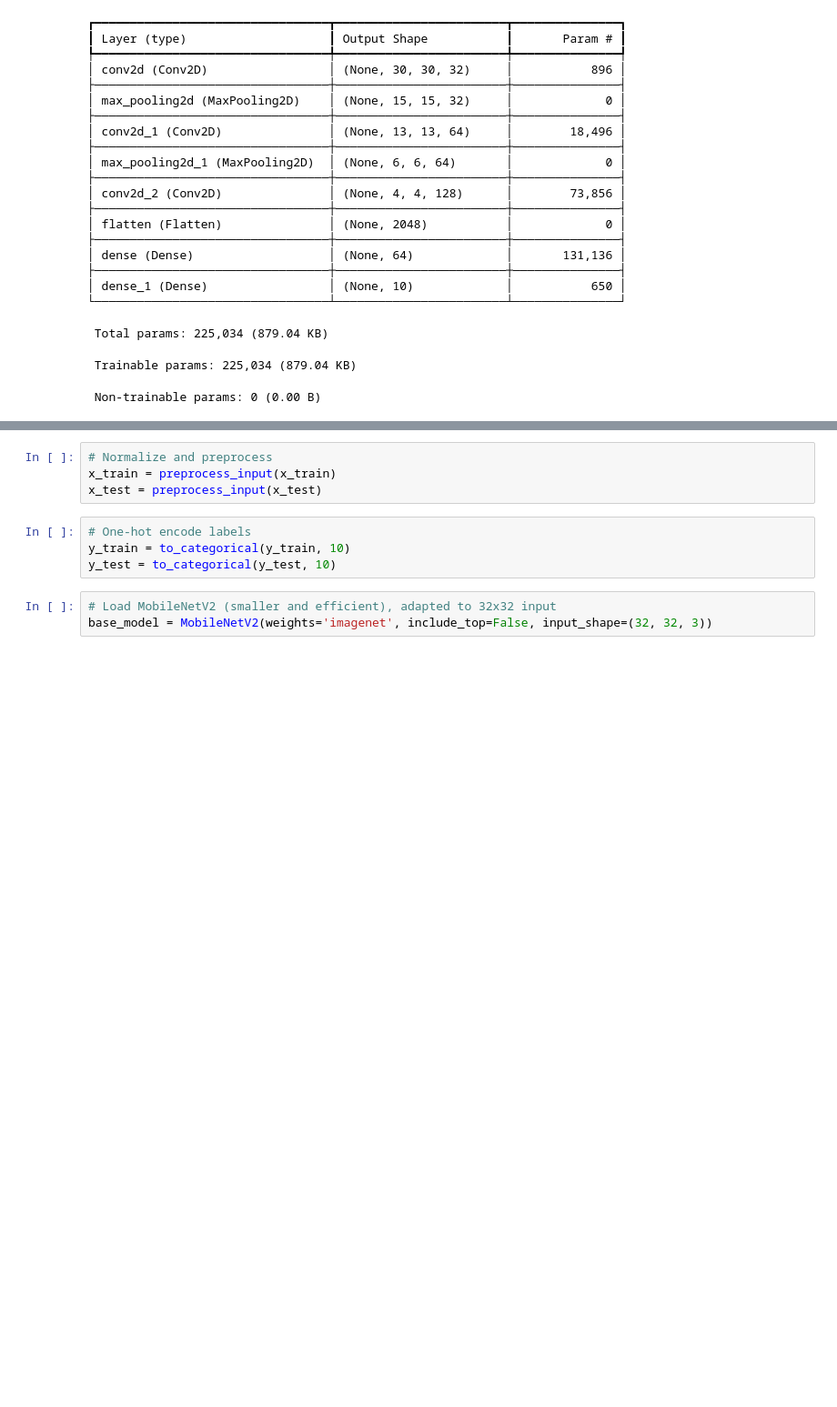
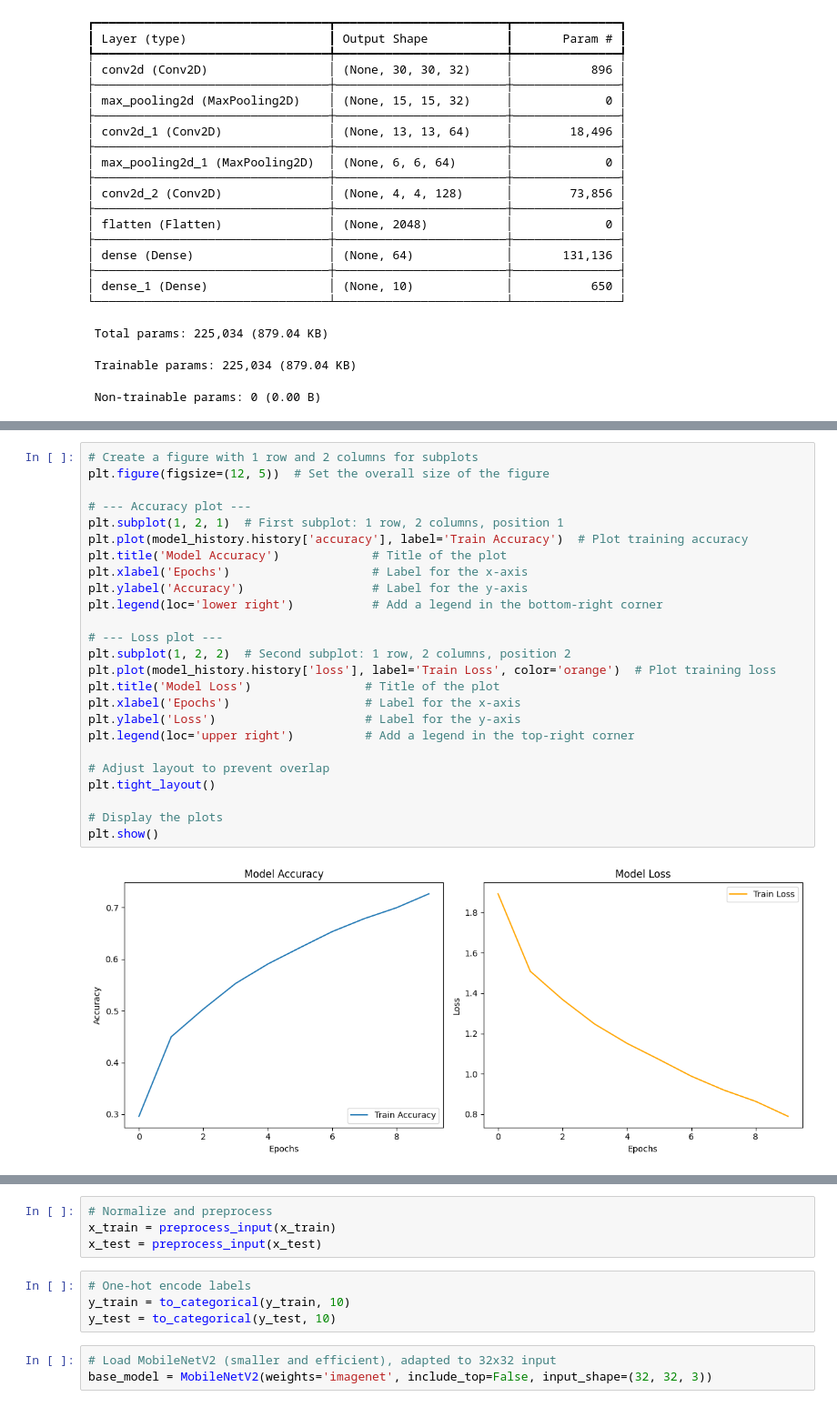
Before and after one commit to jcsmcmendes/Step_Deep_Learning, a Jupyter notebook: Classification_CIFAR_10.ipynb, the cells around one changed output, grey strips where cells are left out. Shown at 91% size. Saved outputs shown, nothing was run; the diff lists cells and outputs as text; blank space fills up the shorter version.

Commit message:
Implement a neural network model to classify images

```diff
--- a/Classification_CIFAR_10.ipynb
+++ b/Classification_CIFAR_10.ipynb
@@ -139,0 +148,27 @@ plt.show
+# %%
+# Create a figure with 1 row and 2 columns for subplots
+plt.figure(figsize=(12, 5))  # Set the overall size of the figure
+
+# --- Accuracy plot ---
+plt.subplot(1, 2, 1)  # First subplot: 1 row, 2 columns, position 1
+plt.plot(model_history.history['accuracy'], label='Train Accuracy')  # Plot training accuracy
+plt.title('Model Accuracy')             # Title of the plot
+plt.xlabel('Epochs')                    # Label for the x-axis
+plt.ylabel('Accuracy')                  # Label for the y-axis
+plt.legend(loc='lower right')           # Add a legend in the bottom-right corner
+
+# --- Loss plot ---
+plt.subplot(1, 2, 2)  # Second subplot: 1 row, 2 columns, position 2
+plt.plot(model_history.history['loss'], label='Train Loss', color='orange')  # Plot training loss
+plt.title('Model Loss')                # Title of the plot
+plt.xlabel('Epochs')                   # Label for the x-axis
+plt.ylabel('Loss')                     # Label for the y-axis
+plt.legend(loc='upper right')          # Add a legend in the top-right corner
+
+# Adjust layout to prevent overlap
+plt.tight_layout()
+
+# Display the plots
+plt.show()
+# %% [output]
+[figure, added]
```
Also changed, not shown: parts of 21 cells of this notebook.
